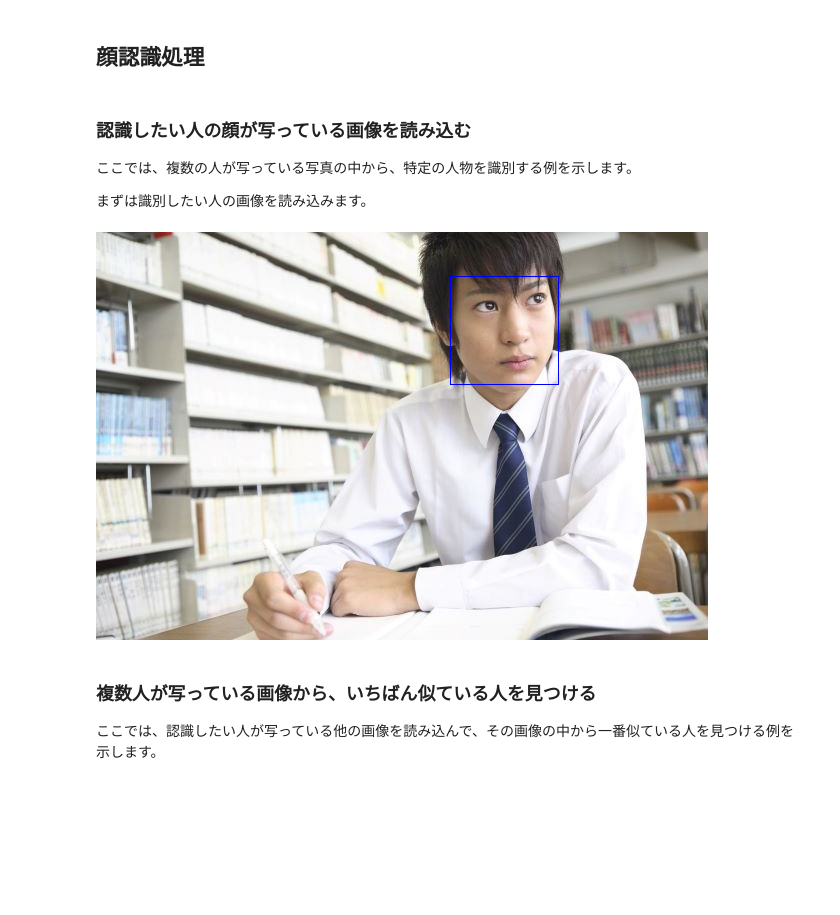
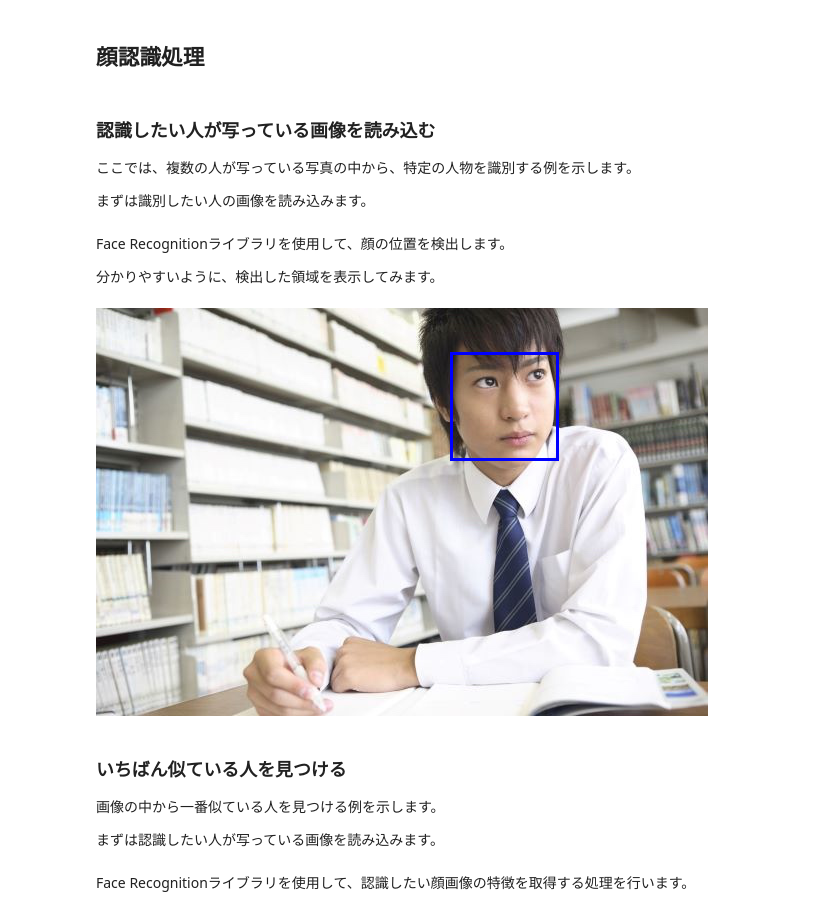
Before and after one commit to pfedu/face_recognition, a Jupyter notebook: Face_Recognition.ipynb, the cells around one changed output. Cells and saved outputs as stored; diff of their text form; code cells hidden in the pictures; blank space fills up the shorter version.

```diff
--- a/Face_Recognition.ipynb
+++ b/Face_Recognition.ipynb
@@ -37,7 +37,7 @@ unknown.jpg         100%[===================>] 168.61K  --.-KB/s    in 0.003s
 # %% [markdown]
 ## 顔認識処理
 # %% [markdown]
-### 認識したい人の顔が写っている画像を読み込む
+### 認識したい人が写っている画像を読み込む
 
 ここでは、複数の人が写っている写真の中から、特定の人物を識別する例を示します。
 
@@ -53,40 +53,45 @@ from IPython.display import display
 # 認識したい顔画像を読み込む
 known_image = face_recognition.load_image_file("known.jpg")
 # display(Image.fromarray(known_image))
+# %% [markdown]
+Face Recognitionライブラリを使用して、顔の位置を検出します。
+
+分かりやすいように、検出した領域を表示してみます。
 # %%
 # Face Recognitionライブラリを使用して、顔位置の検出
 face_locations = face_recognition.face_locations(known_image)
 
 # 読み込んだ画像に顔が一つしかないことを確認する
 if len(face_locations) != 1:
     print("Error: This image couldn't be accepted.")
     exit(keep_kernel=True)
 
 # 表示用の処理
 # Pillowというライブラリを使用して、PIL形式のイメージを作成
 pil_image = Image.fromarray(known_image)
 # PillowのImageDrawインスタンスを作成
 draw = ImageDraw.Draw(pil_image)
 
 # 顔の位置にボックスを描くためのループ
 for (top, right, bottom, left) in face_locations:
     # 検出した顔位置にボックスを描く
-    draw.rectangle(((left, top), (right, bottom)), outline=(0, 0, 255))
+    draw.rectangle(((left, top), (right, bottom)), outline=(0, 0, 255), width=3)
 
 del draw
 
 # 結果の表示
 display(pil_image)
-
-# Face Recognitionライブラリを使用して、認識したい顔画像を128次元で符号化する処理を行う
-known_face_encodings = face_recognition.face_encodings(known_image)
 # %% [output]
-[figure, old version]
+[figure, new version]
-# %% [markdown]
-### 複数人が写っている画像から、いちばん似ている人を見つける
-
-ここでは、認識したい人が写っている他の画像を読み込んで、その画像の中から一番似ている人を見つける例を示します。
+# %% [markdown]
+### いちばん似ている人を見つける
+
+画像の中から一番似ている人を見つける例を示します。
+
+まずは認識したい人が写っている画像を読み込みます。
 # %%
 # 複数の人が写っている画像を読み込む
 unknown_image = face_recognition.load_image_file("unknown.jpg")
 # display(Image.fromarray(unknown_image))
+# %% [markdown]
+Face Recognitionライブラリを使用して、認識したい顔画像の特徴を取得する処理を行います。
```
Also changed, not shown: parts of 6 cells of this notebook.
